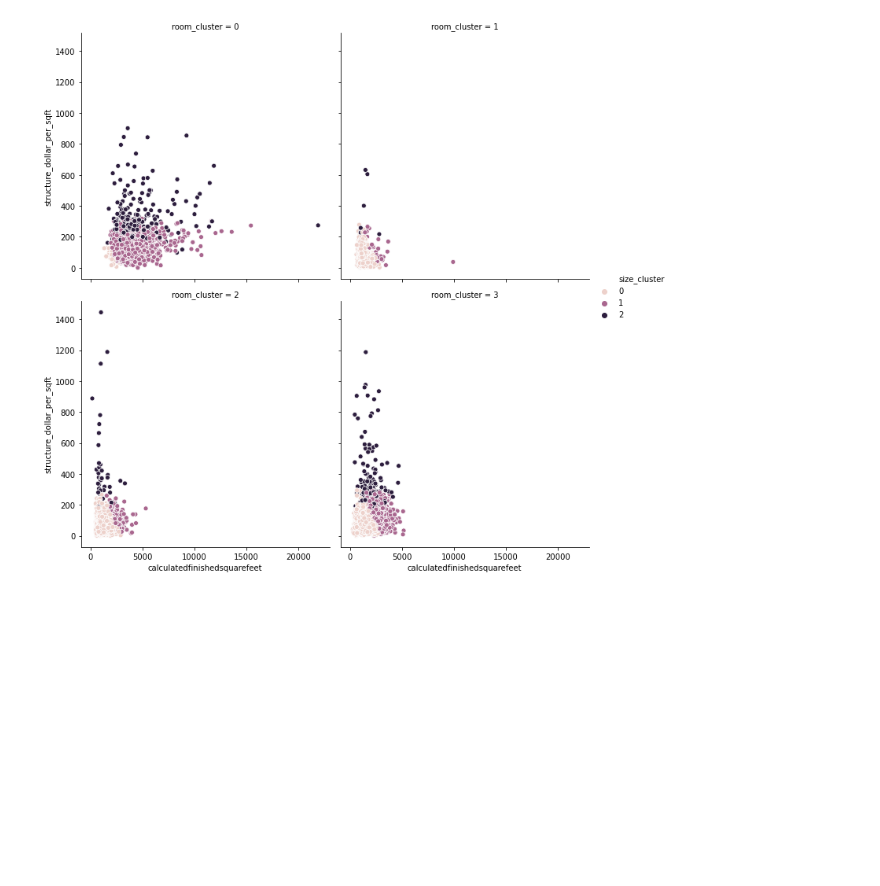
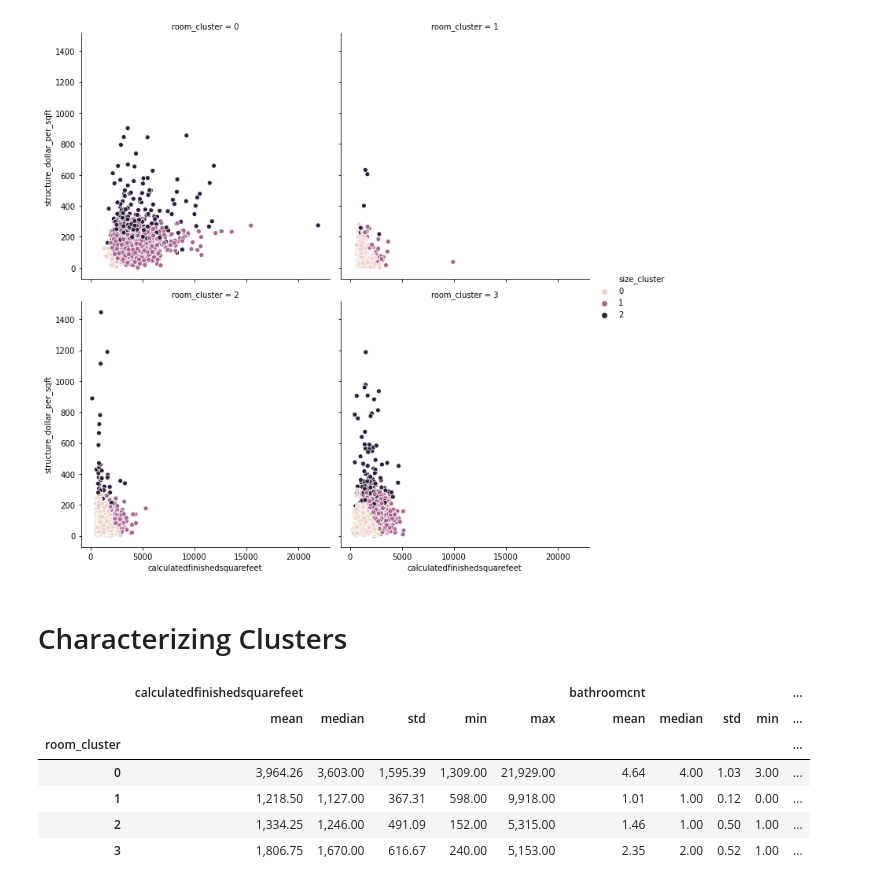
Before and after one commit to CSolitaire/zillow_cluster_project, a Jupyter notebook: mvp.ipynb, the cells around one changed output. Saved outputs shown, nothing was run; the diff lists cells and outputs as text; code cells hidden in the pictures; blank space fills up the shorter version.

Commit message:
Dataframe Complete

```diff
--- a/mvp.ipynb
+++ b/mvp.ipynb
@@ -297,3 +301,19 @@ sns.relplot(x="calculatedfinishedsquarefeet", y="structure_dollar_per_sqft", hue
 plt.show()
 # %% [output]
 [figure]
+# %% [markdown]
+# Characterizing Clusters
+# %%
+# Examining First Grouping (Room Cluster) Characteristics
+X_train.groupby(['room_cluster'])['calculatedfinishedsquarefeet',
+                                 'bathroomcnt',
+                                  'bed_bath_ratio'].agg(['mean', 'median',
+                                               'std', 'min', 'max'])
+# %% [output]
+|  | calculatedfinishedsquarefeet |  |  |  |  | bathroomcnt |  |  |  | ... |
+|  | mean | median | std | min | max | mean | median | std | min | ... |
+| room_cluster |  |  |  |  |  |  |  |  |  | ... |
+| 0 | 3,964.26 | 3,603.00 | 1,595.39 | 1,309.00 | 21,929.00 | 4.64 | 4.00 | 1.03 | 3.00 | ... |
+| 1 | 1,218.50 | 1,127.00 | 367.31 | 598.00 | 9,918.00 | 1.01 | 1.00 | 0.12 | 0.00 | ... |
+| 2 | 1,334.25 | 1,246.00 | 491.09 | 152.00 | 5,315.00 | 1.46 | 1.00 | 0.50 | 1.00 | ... |
+| 3 | 1,806.75 | 1,670.00 | 616.67 | 240.00 | 5,153.00 | 2.35 | 2.00 | 0.52 | 1.00 | ... |
```
Also changed, not shown: parts of 3 cells of this notebook.
